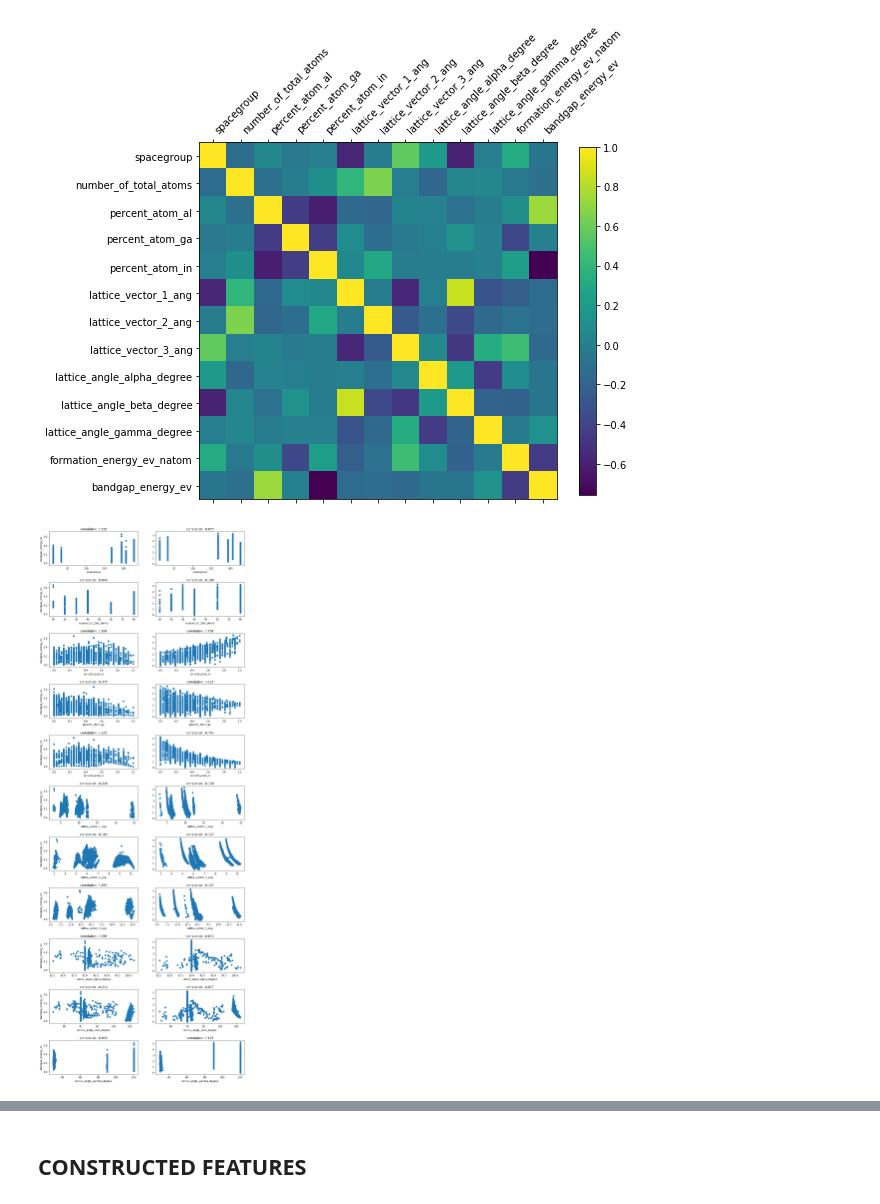
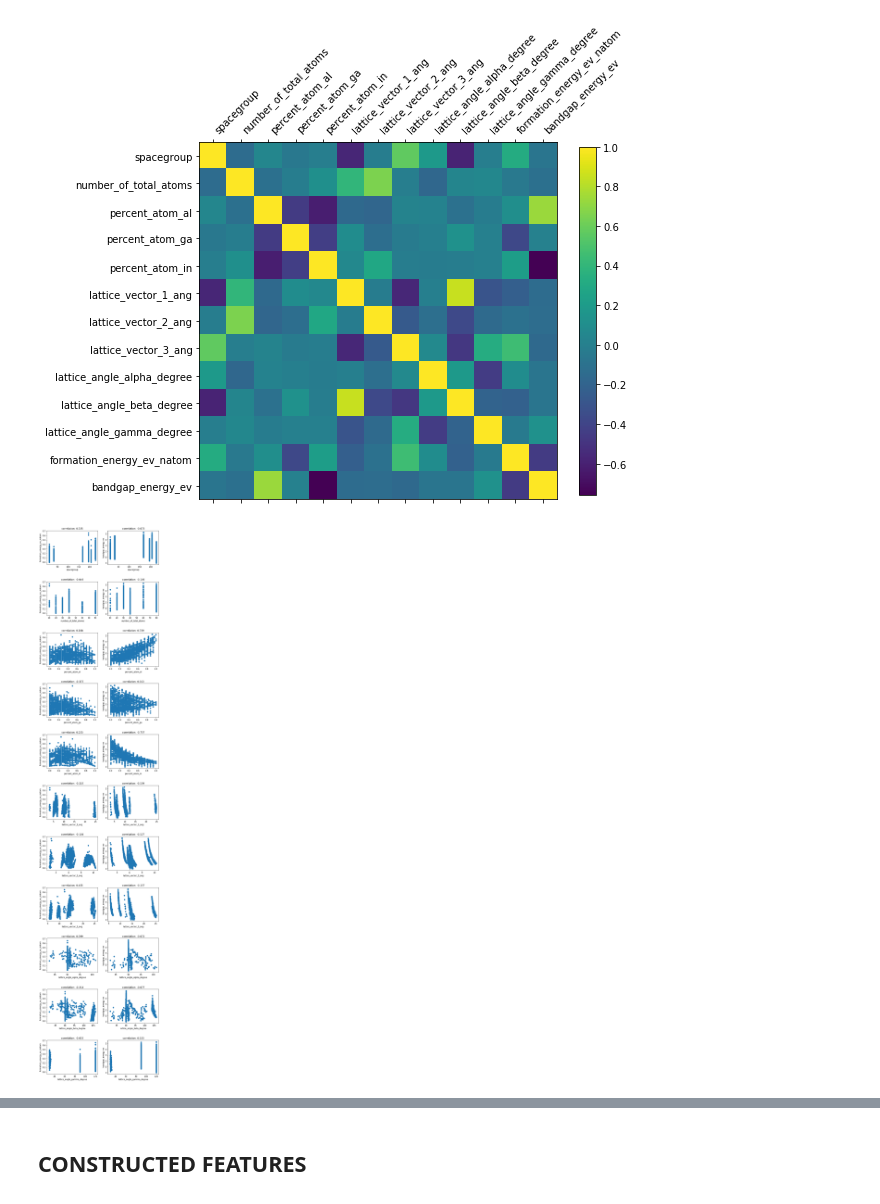
Before and after one commit to taidopurason/nomad2018, a Jupyter notebook: Data exploration.ipynb, the cells around one changed output, grey strips where cells are left out. Saved outputs shown, nothing was run; the diff lists cells and outputs as text; code cells hidden in the pictures.

```diff
--- a/Data exploration.ipynb
+++ b/Data exploration.ipynb
@@ -71,19 +72,19 @@ plt.show()
 # %% [output]
 [figure]
 # %%
-fig, ax = plt.subplots(nrows=11, ncols=2, figsize=(14,40))
+fig, ax = plt.subplots(nrows=11, ncols=2, figsize=(10,50))
 plt.subplots_adjust(hspace=0.5)
 for col, ax_i in zip(train_data.columns[:-2], ax):
     ax_i[0].scatter(train_data[col], train_data["formation_energy_ev_natom"])
     ax_i[1].scatter(train_data[col], train_data["bandgap_energy_ev"])
     ax_i[0].set_xlabel(col)
     ax_i[0].set_ylabel("formation_energy_ev_natom")
     ax_i[1].set_xlabel(col)
-    ax_i[0].set_ylabel("bandgap_energy_ev")
+    ax_i[1].set_ylabel("bandgap_energy_ev")
     ax_i[0].set_title("correlation: " +   str(round(train_data[col].corr(train_data['formation_energy_ev_natom']), 3)))
     ax_i[1].set_title("correlation: " +  str(round(train_data[col].corr(train_data['bandgap_energy_ev']), 3)))
 # %% [output]
-[figure, old version]
+[figure, new version]
 # %%
 from sklearn.model_selection import train_test_split
 X = train_data.drop(["formation_energy_ev_natom", "bandgap_energy_ev"], axis=1)
```
Also changed, not shown: parts of 7 cells of this notebook, 1 other file.
